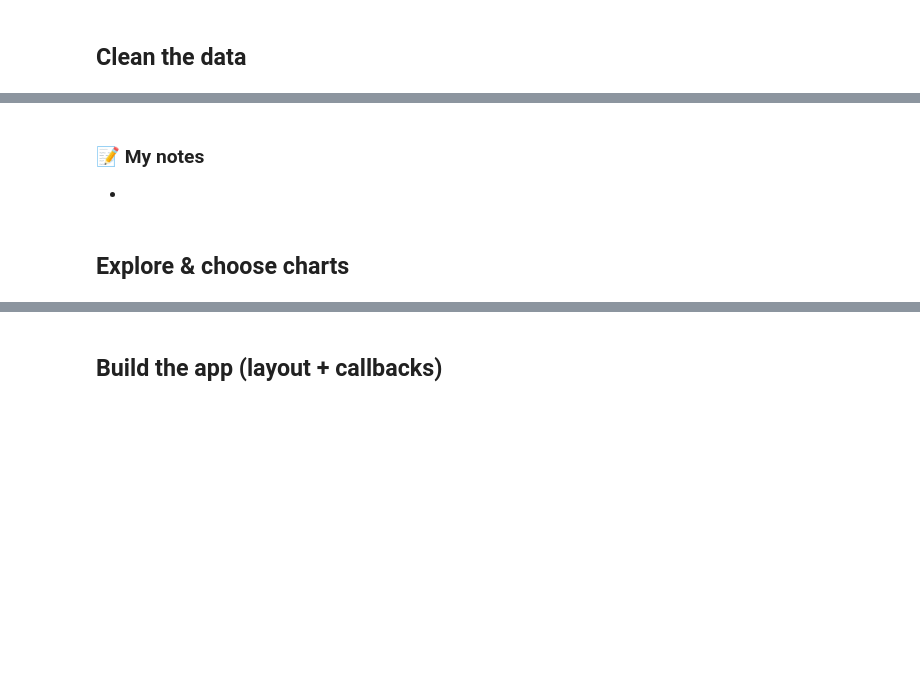
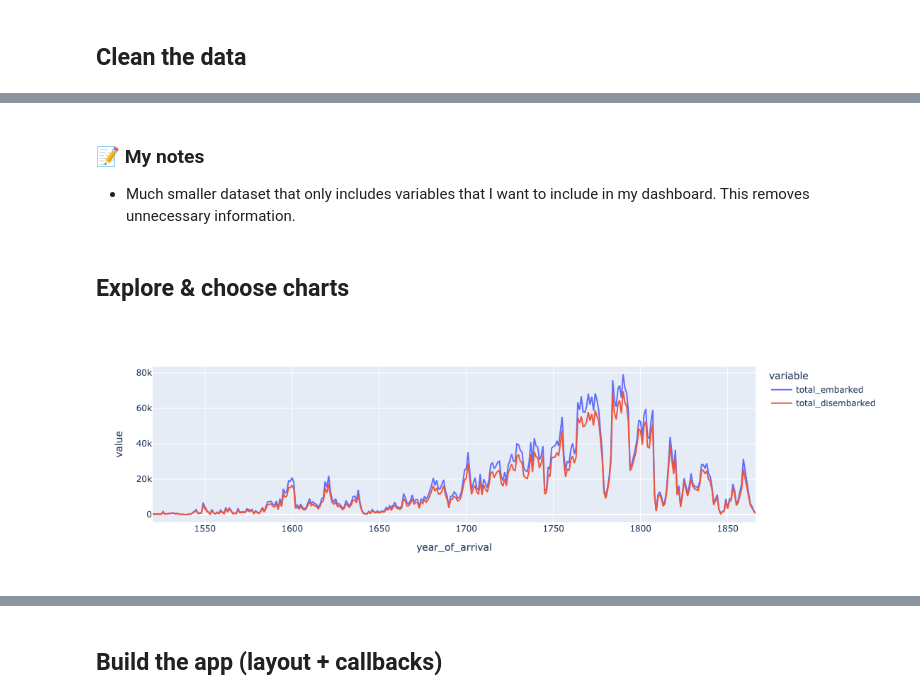
Before and after one commit to lswiggett/DH-Advanced-Technique1, a Jupyter notebook: notebooks/06_my_dashboard.ipynb, the cells around one changed output, grey strips where cells are left out. Drawn from its saved outputs; the diff is of its cells as text; code cells hidden in the pictures; blank space fills up the shorter version.

Commit message:
Created my own dashboard
Models slave trade

```diff
--- a/notebooks/06_my_dashboard.ipynb
+++ b/notebooks/06_my_dashboard.ipynb
@@ -16,4 +20,8 @@
 # %% [markdown]
 ## Load the data
 # %%
-# Load my dataset here
+import pandas as pd
+
+raw = pd.read_csv("../../Proctor-F26-Data-and-History/data/Trans-Atlantic-Slave-Trade_Americas.csv")
+print(raw.shape)   # (voyages, columns)
+raw.head()
@@ -23,4 +58,14 @@
 # %% [markdown]
 ## Clean the data
 # %%
-# Clean / reshape the data here
+# Keep only the columns the dashboard uses, and label missing flags
+columns = ['year_of_arrival', 'flag', 'place_of_purchase', 'place_of_landing',
+           'total_embarked', 'total_disembarked',
+           'percent_women', 'percent_children', 'percent_men', 'resistance_label']
+voyages = raw[columns].copy()
+voyages['flag'] = voyages['flag'].fillna('Unknown')
+
+# Save a smaller copy next to the app so Render can find it
+voyages.to_csv("../my_dashboard/voyages.csv", index=False)
+print(voyages.shape)
+voyages.head()
@@ -27,7 +80,13 @@
 # %% [markdown]
 ### 📝 My notes
--
+- Much smaller dataset that only includes variables that I want to include in my dashboard. This removes unnecessary information.
 # %% [markdown]
 ## Explore & choose charts
 # %%
-# Try out plotly.express charts here
+# Embarked vs. disembarked per year across the whole dataset
+import plotly.express as px
+
+yearly = voyages.groupby('year_of_arrival')[['total_embarked', 'total_disembarked']].sum().reset_index()
+px.line(yearly, x='year_of_arrival', y=['total_embarked', 'total_disembarked'])
+# %% [output]
+[figure, added]
```
Also changed, not shown: parts of 19 cells of this notebook, 8 other files.
